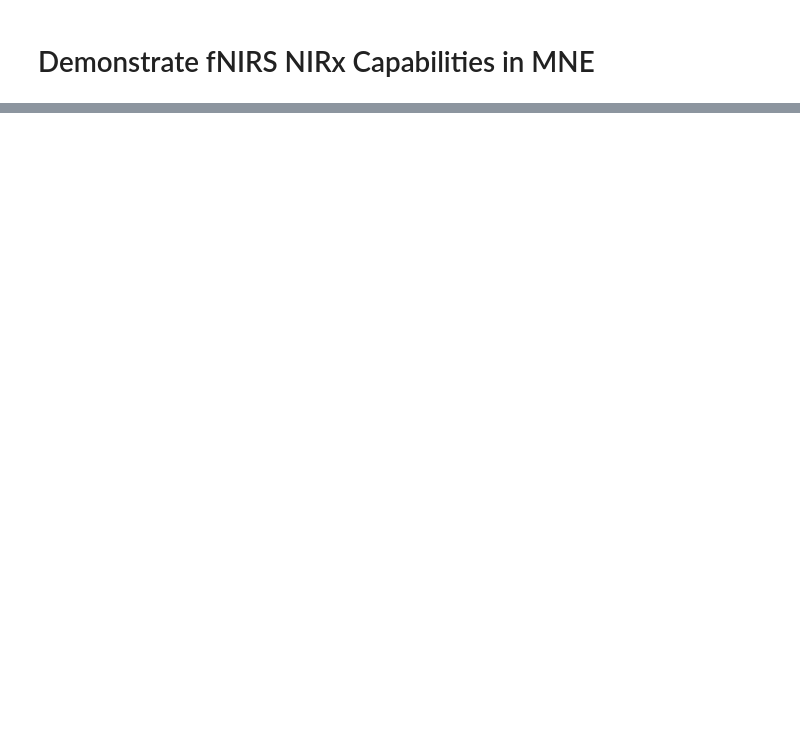
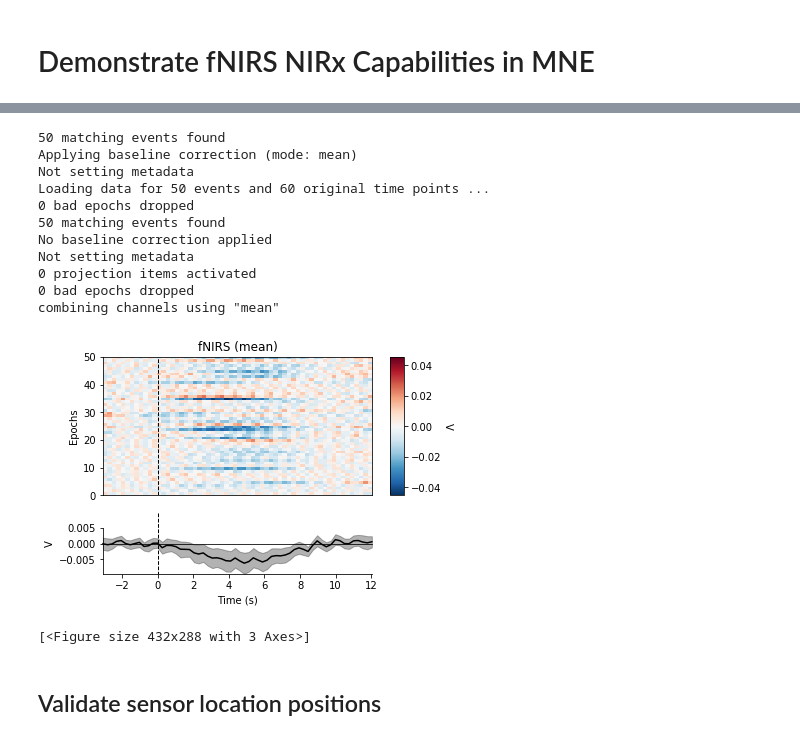
Before and after one commit to rob-luke/mne-fnirs-demo, a Jupyter notebook: NIRx Reader.ipynb, the cells around one changed output, grey strips where cells are left out. Saved outputs shown, nothing was run; the diff lists cells and outputs as text; code cells hidden in the pictures; blank space fills up the shorter version.

```diff
--- a/NIRx Reader.ipynb
+++ b/NIRx Reader.ipynb
@@ -27,3 +58,25 @@ raw.plot_sensors(ch_type='eeg');
+# %%
+take = np.array(['850' in a for a in epochs.ch_names])
+picks850 = mne.pick_channels(epochs.ch_names, list(compress(epochs.ch_names, take)))
+event_id, tmin, tmax = [3, 4], -3, 12
+epochs850 = mne.Epochs(raw, events, event_id, tmin, tmax, proj=False, picks=picks850, preload=True, detrend = 1)
+epochs850.plot_image(combine = 'mean')
+# %% [output]
+50 matching events found
+Applying baseline correction (mode: mean)
+Not setting metadata
+Loading data for 50 events and 60 original time points ...
+0 bad epochs dropped
+50 matching events found
+No baseline correction applied
+Not setting metadata
+0 projection items activated
+0 bad epochs dropped
+combining channels using "mean"
+[figure, added]
+[<Figure size 432x288 with 3 Axes>]
+# %% [markdown]
+## Validate sensor location positions
 # %%
 from mpl_toolkits.mplot3d import Axes3D
 fig = plt.figure()
```
Also changed, not shown: parts of 13 cells of this notebook.
